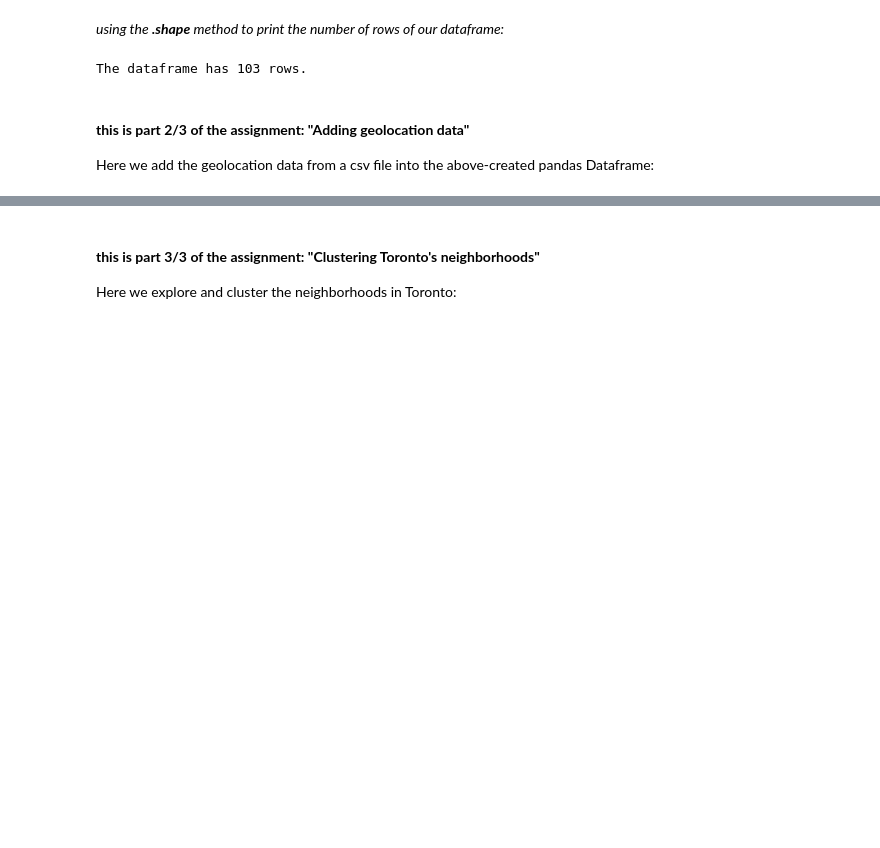
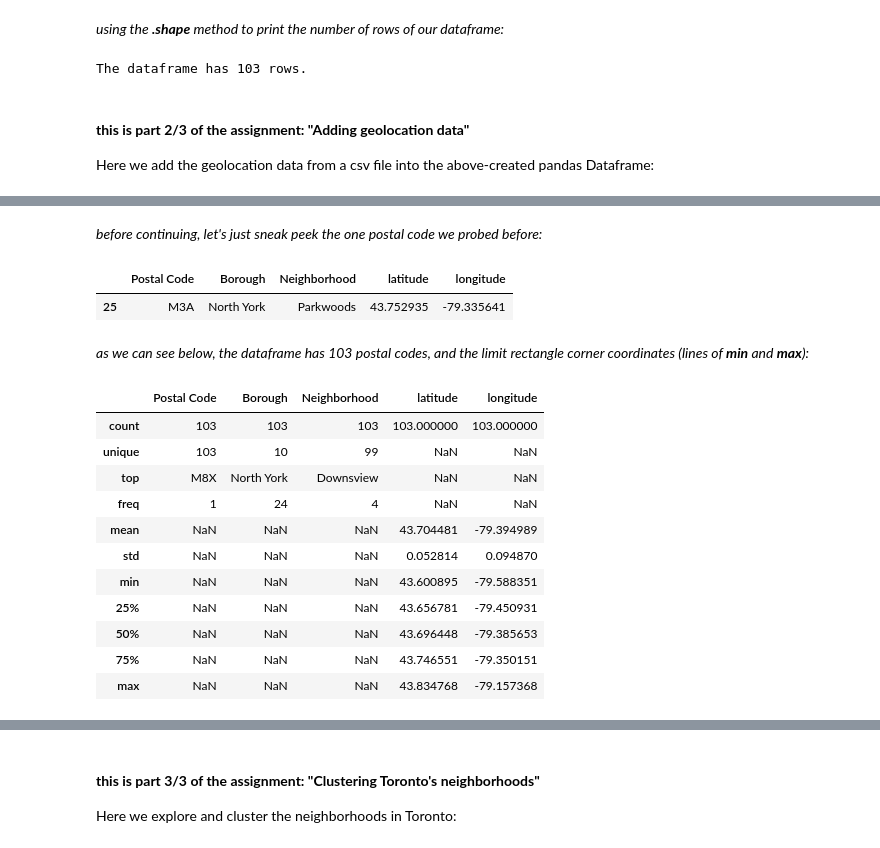
Before and after one commit to hugo-bertini-ds-learning/Coursera_Capstone, a Jupyter notebook: 013SegmentingAandClusteringNeighborhoodsInToronto.ipynb, the cells around one changed output, grey strips where cells are left out. Drawn from its saved outputs; the diff is of its cells as text; code cells hidden in the pictures; blank space fills up the shorter version.

```diff
--- a/013SegmentingAandClusteringNeighborhoodsInToronto.ipynb
+++ b/013SegmentingAandClusteringNeighborhoodsInToronto.ipynb
@@ -186,0 +280,24 @@ Here we add the geolocation data from a csv file into the above-created pandas D
+# %% [markdown]
+_before continuing, let's just sneak peek the one postal code we probed before:_
+# %%
+trtPC_df[trtPC_df['Postal Code']=='M3A']
+# %% [output]
+|  | Postal Code | Borough | Neighborhood | latitude | longitude |
+| 25 | M3A | North York | Parkwoods | 43.752935 | -79.335641 |
+# %% [markdown]
+_as we can see below, the dataframe has 103 postal codes, and the limit rectangle corner coordinates (lines of **min** and **max**):_
+# %%
+trtPC_df.describe(include='all')
+# %% [output]
+|  | Postal Code | Borough | Neighborhood | latitude | longitude |
+| count | 103 | 103 | 103 | 103.000000 | 103.000000 |
+| unique | 103 | 10 | 99 | NaN | NaN |
+| top | M8X | North York | Downsview | NaN | NaN |
+| freq | 1 | 24 | 4 | NaN | NaN |
+| mean | NaN | NaN | NaN | 43.704481 | -79.394989 |
+| std | NaN | NaN | NaN | 0.052814 | 0.094870 |
+| min | NaN | NaN | NaN | 43.600895 | -79.588351 |
+| 25% | NaN | NaN | NaN | 43.656781 | -79.450931 |
+| 50% | NaN | NaN | NaN | 43.696448 | -79.385653 |
+| 75% | NaN | NaN | NaN | 43.746551 | -79.350151 |
+| max | NaN | NaN | NaN | 43.834768 | -79.157368 |
```
Also changed, not shown: parts of 15 cells of this notebook.
